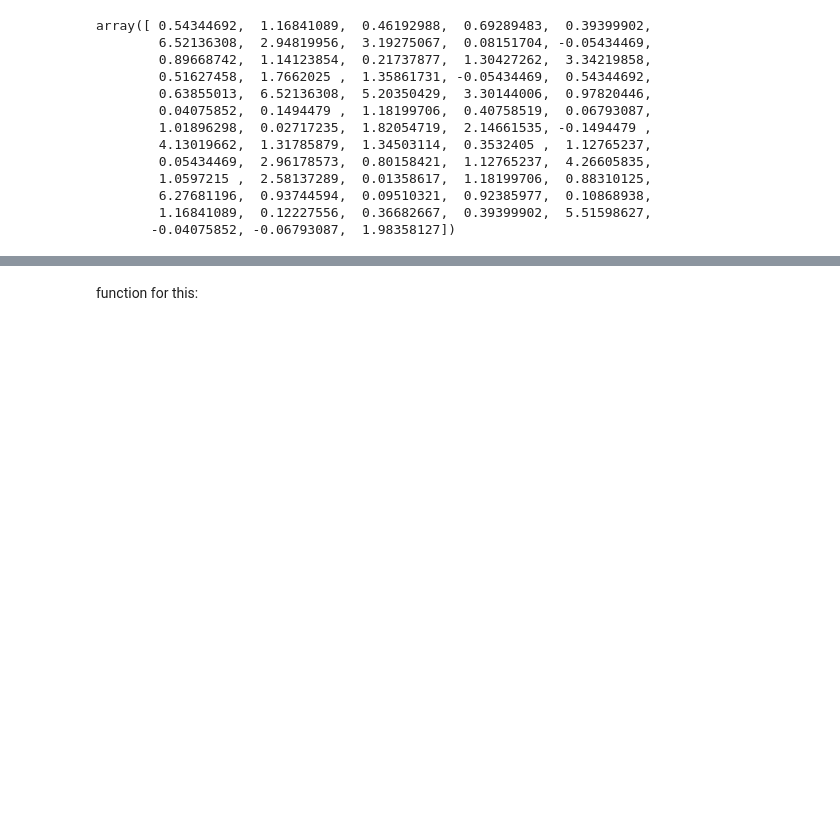
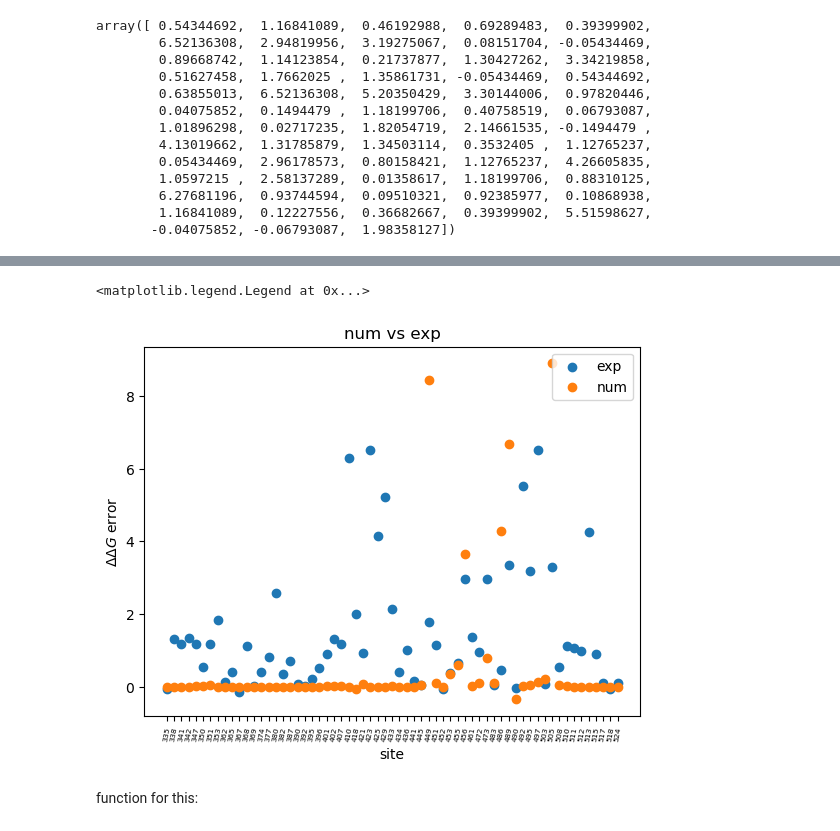
Before and after one commit to fergplace/amber_scripts, a Jupyter notebook: simple_amino_eval_pres.ipynb, the cells around one changed output, grey strips where cells are left out. Cells and saved outputs as stored; diff of their text form; code cells hidden in the pictures; blank space fills up the shorter version.

```diff
--- a/simple_amino_eval_pres.ipynb
+++ b/simple_amino_eval_pres.ipynb
@@ -157,3 +167,14 @@ plt.plot(error_first_method)
+# %%
+plt.scatter(mut_arg_sorted, del_del_g_total[mut_arg_idx], label="exp")
+plt.scatter(mut_arg_sorted, num_66[mut_arg_idx], label="num")
+plt.tick_params(axis="x", labelsize=5.5, rotation=80)
+plt.title("num vs exp")
+plt.ylabel("$\Delta \Delta G$ error")
+plt.xlabel("site")
+plt.legend()
+# %% [output]
+<matplotlib.legend.Legend at 0x...>
+[figure, added]
 # %% [markdown]
 function for this:
 # %%
```
Also changed, not shown: parts of 10 cells of this notebook.
